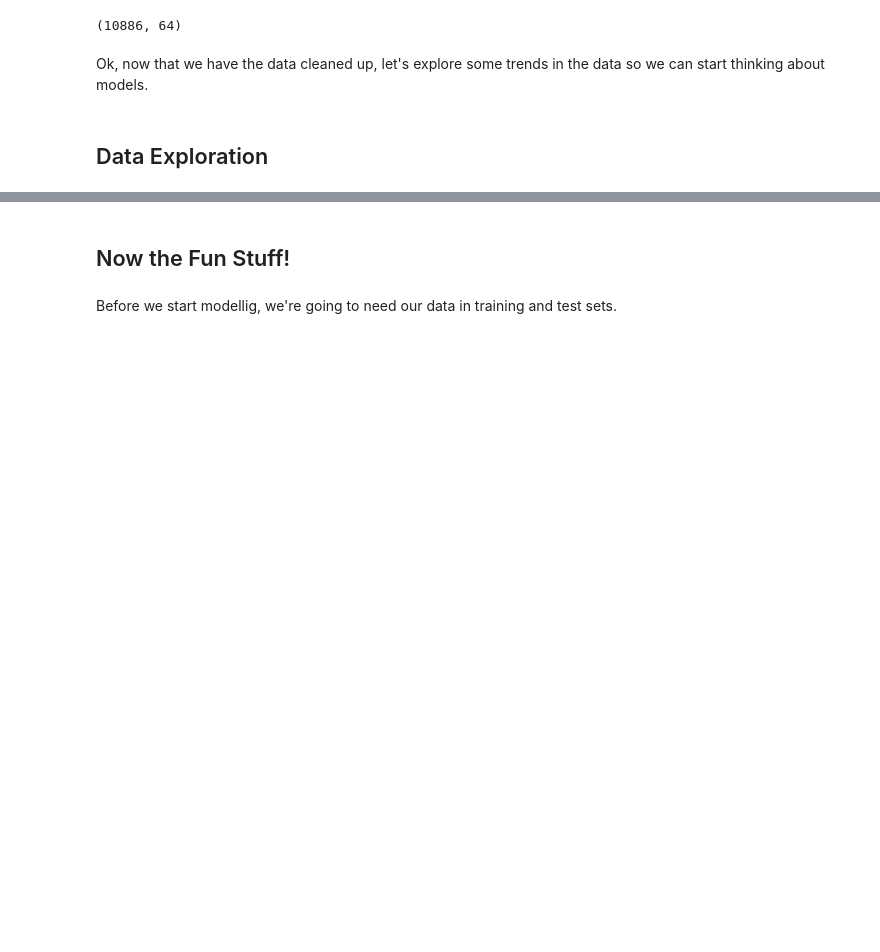
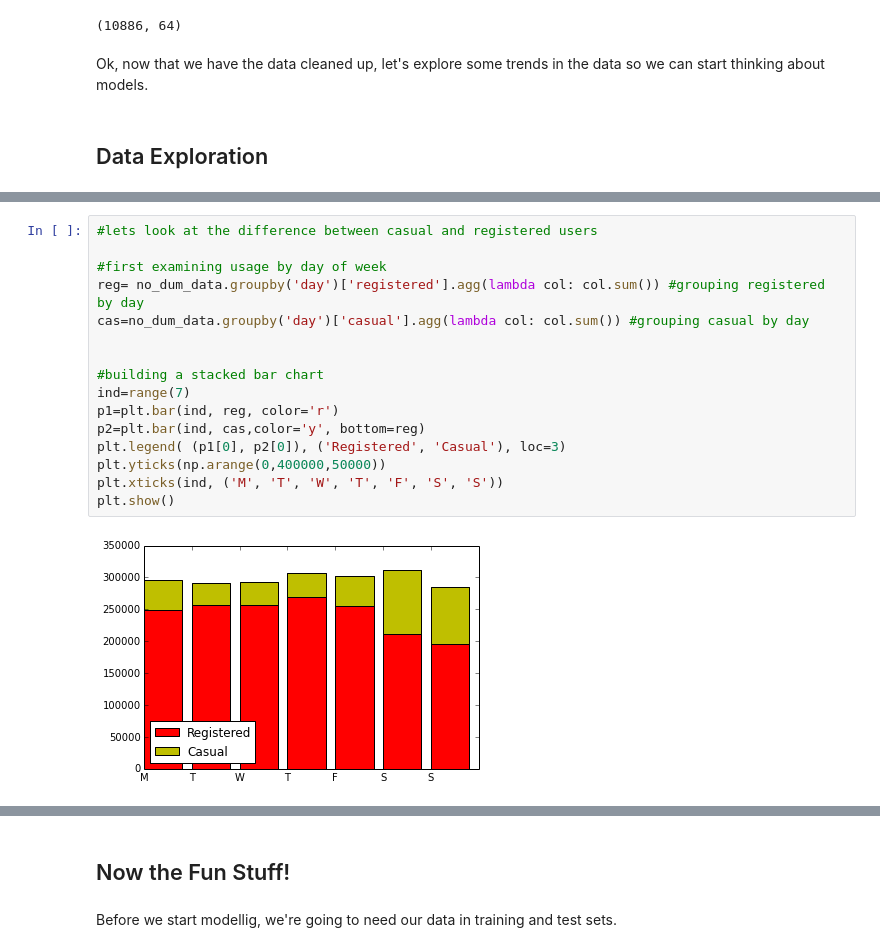
Before and after one commit to elizabethpeters/MIDS_girlpower, a Jupyter notebook: FinalProject.ipynb, the cells around one changed output, grey strips where cells are left out. Cells and saved outputs as stored; diff of their text form; blank space fills up the shorter version.

Commit message:
added some graphs justifying some of our model choices

```diff
--- a/FinalProject.ipynb
+++ b/FinalProject.ipynb
@@ -205,0 +210,18 @@ ax10.set_title('histogram of atemp')
+# %%
+#lets look at the difference between casual and registered users
+
+#first examining usage by day of week
+reg= no_dum_data.groupby('day')['registered'].agg(lambda col: col.sum()) #grouping registered by day
+cas=no_dum_data.groupby('day')['casual'].agg(lambda col: col.sum()) #grouping casual by day
+
+
+#building a stacked bar chart
+ind=range(7)
+p1=plt.bar(ind, reg, color='r')
+p2=plt.bar(ind, cas,color='y', bottom=reg)
+plt.legend( (p1[0], p2[0]), ('Registered', 'Casual'), loc=3)
+plt.yticks(np.arange(0,400000,50000))
+plt.xticks(ind, ('M', 'T', 'W', 'T', 'F', 'S', 'S'))
+plt.show()
+# %% [output]
+[figure, added]
```
Also changed, not shown: parts of 6 cells of this notebook.
